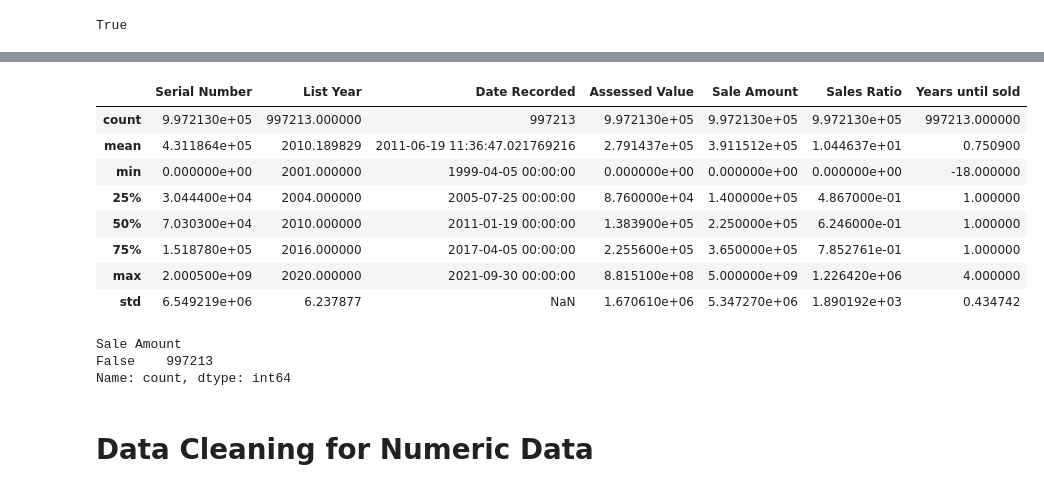
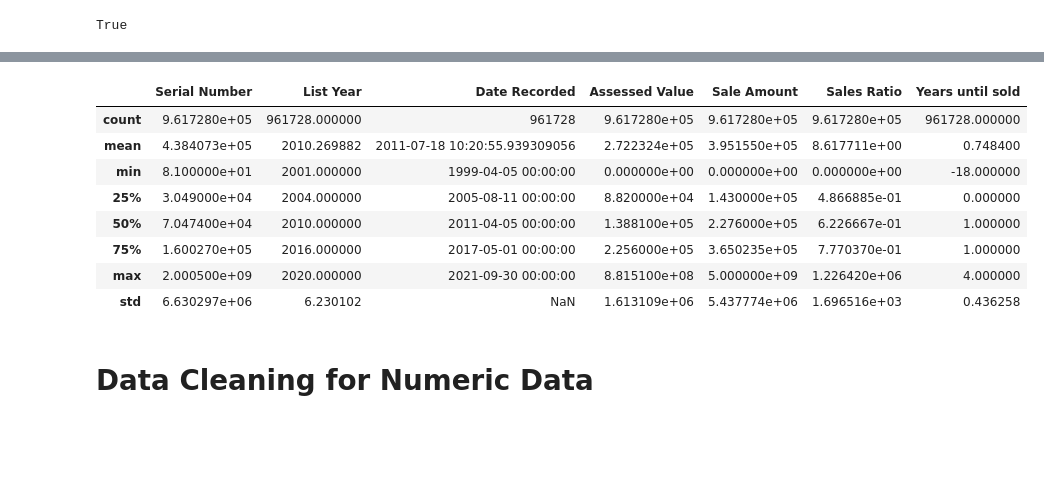
Before and after one commit to fredrick03/Real_Estate_Analysis, a Jupyter notebook: real_estate.ipynb, the cells around one changed output, grey strips where cells are left out. Saved outputs shown, nothing was run; the diff lists cells and outputs as text; code cells hidden in the pictures; blank space fills up the shorter version.

```diff
--- a/real_estate.ipynb
+++ b/real_estate.ipynb
@@ -79,4 +80,7 @@ df_raw.duplicated(subset=['List Year','Address','Date Recorded','Years until sol
 True
 # %%
 # it appears that some of the data are inconsistent because a property had multiple transactions within the same date with different assessed value, sale amount, and sale ratio
-df_filtered = df_raw.drop_duplicates(subset=['List Year', 'Town', 'Address','Years until sold'])
+df_filtered = df_raw.drop_duplicates(subset=['List Year', 'Town', 'Address','Years until sold']).copy()
+# %%
+df_filtered.replace('Nan', pd.NA, inplace=True)
+df_filtered.isna().sum()
@@ -83,21 +100,15 @@ df_filtered = df_raw.drop_duplicates(subset=['List Year', 'Town', 'Address','Yea
 # %%
-df_raw.describe()
+df_filtered.describe()
 # %% [output]
 |  | Serial Number | List Year | Date Recorded | Assessed Value | Sale Amount | Sales Ratio | Years until sold |
-| count | 9.972130e+05 | 997213.000000 | 997213 | 9.972130e+05 | 9.972130e+05 | 9.972130e+05 | 997213.000000 |
-| mean | 4.311864e+05 | 2010.189829 | 2011-06-19 11:36:47.021769216 | 2.791437e+05 | 3.911512e+05 | 1.044637e+01 | 0.750900 |
-| min | 0.000000e+00 | 2001.000000 | 1999-04-05 00:00:00 | 0.000000e+00 | 0.000000e+00 | 0.000000e+00 | -18.000000 |
-| 25% | 3.044400e+04 | 2004.000000 | 2005-07-25 00:00:00 | 8.760000e+04 | 1.400000e+05 | 4.867000e-01 | 1.000000 |
-| 50% | 7.030300e+04 | 2010.000000 | 2011-01-19 00:00:00 | 1.383900e+05 | 2.250000e+05 | 6.246000e-01 | 1.000000 |
-| 75% | 1.518780e+05 | 2016.000000 | 2017-04-05 00:00:00 | 2.255600e+05 | 3.650000e+05 | 7.852761e-01 | 1.000000 |
+| count | 9.617280e+05 | 961728.000000 | 961728 | 9.617280e+05 | 9.617280e+05 | 9.617280e+05 | 961728.000000 |
+| mean | 4.384073e+05 | 2010.269882 | 2011-07-18 10:20:55.939309056 | 2.722324e+05 | 3.951550e+05 | 8.617711e+00 | 0.748400 |
+| min | 8.100000e+01 | 2001.000000 | 1999-04-05 00:00:00 | 0.000000e+00 | 0.000000e+00 | 0.000000e+00 | -18.000000 |
+| 25% | 3.049000e+04 | 2004.000000 | 2005-08-11 00:00:00 | 8.820000e+04 | 1.430000e+05 | 4.866885e-01 | 0.000000 |
+| 50% | 7.047400e+04 | 2010.000000 | 2011-04-05 00:00:00 | 1.388100e+05 | 2.276000e+05 | 6.226667e-01 | 1.000000 |
+| 75% | 1.600270e+05 | 2016.000000 | 2017-05-01 00:00:00 | 2.256000e+05 | 3.650235e+05 | 7.770370e-01 | 1.000000 |
 | max | 2.000500e+09 | 2020.000000 | 2021-09-30 00:00:00 | 8.815100e+08 | 5.000000e+09 | 1.226420e+06 | 4.000000 |
-| std | 6.549219e+06 | 6.237877 | NaN | 1.670610e+06 | 5.347270e+06 | 1.890192e+03 | 0.434742 |
+| std | 6.630297e+06 | 6.230102 | NaN | 1.613109e+06 | 5.437774e+06 | 1.696516e+03 | 0.436258 |
-# %%
-(df_raw['Sale Amount']==20).value_counts()
-# %% [output]
-Sale Amount
-False    997213
-Name: count, dtype: int64
 # %% [markdown]
 # **Data Cleaning for Numeric Data**
 # %% [markdown]
```
Also changed, not shown: parts of 106 cells of this notebook, 1 other file.
